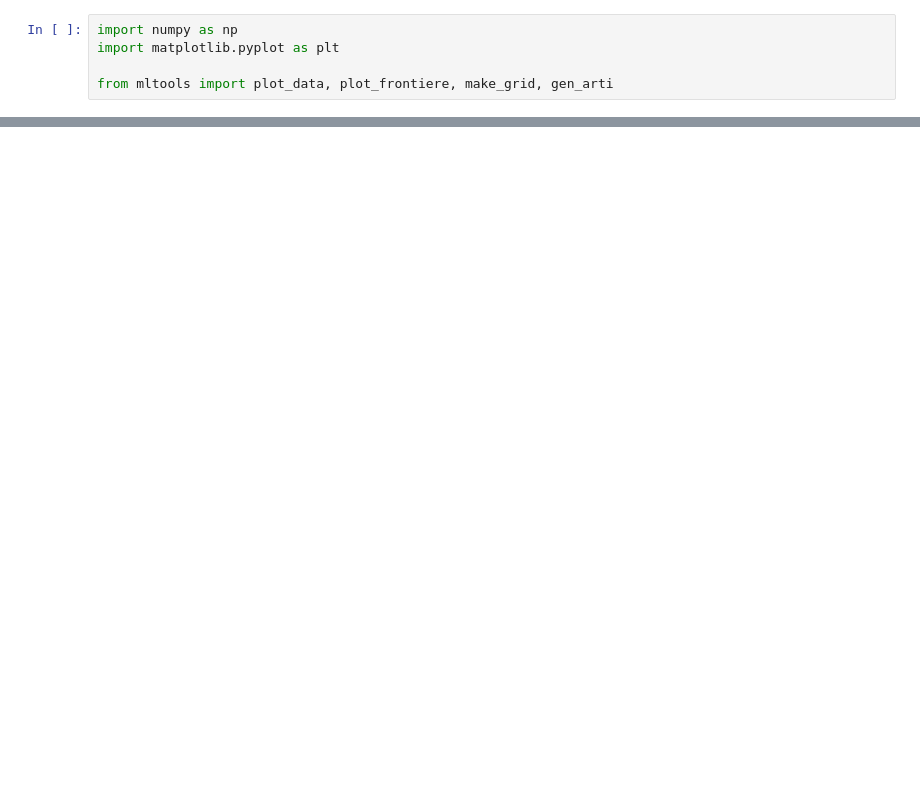
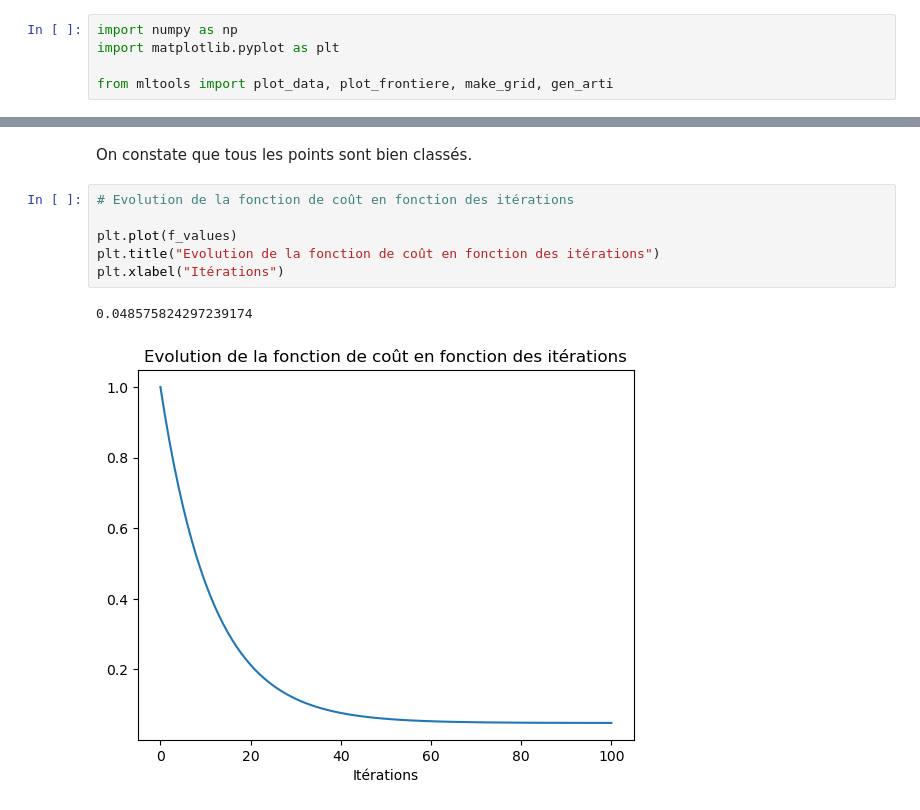
Before and after one commit to TitouanUniLu/SORBONNE-ML-S2, a Jupyter notebook: TME/tme2/src/tme2.ipynb, the cells around one changed output, grey strips where cells are left out. Saved outputs shown, nothing was run; the diff lists cells and outputs as text; blank space fills up the shorter version.

```diff
--- a/TME/tme2/src/tme2.ipynb
+++ b/TME/tme2/src/tme2.ipynb
@@ -75,0 +110,11 @@ def descente_gradient(datax,datay,f_loss,f_grad,eps=10e-3,iter=100):
+# %% [markdown]
+On constate que tous les points sont bien classés.
+# %%
+# Evolution de la fonction de coût en fonction des itérations
+
+plt.plot(f_values)
+plt.title("Evolution de la fonction de coût en fonction des itérations")
+plt.xlabel("Itérations")
+# %% [output]
+0.048575824297239174
+[figure, added]
```
Also changed, not shown: parts of 27 cells of this notebook.
